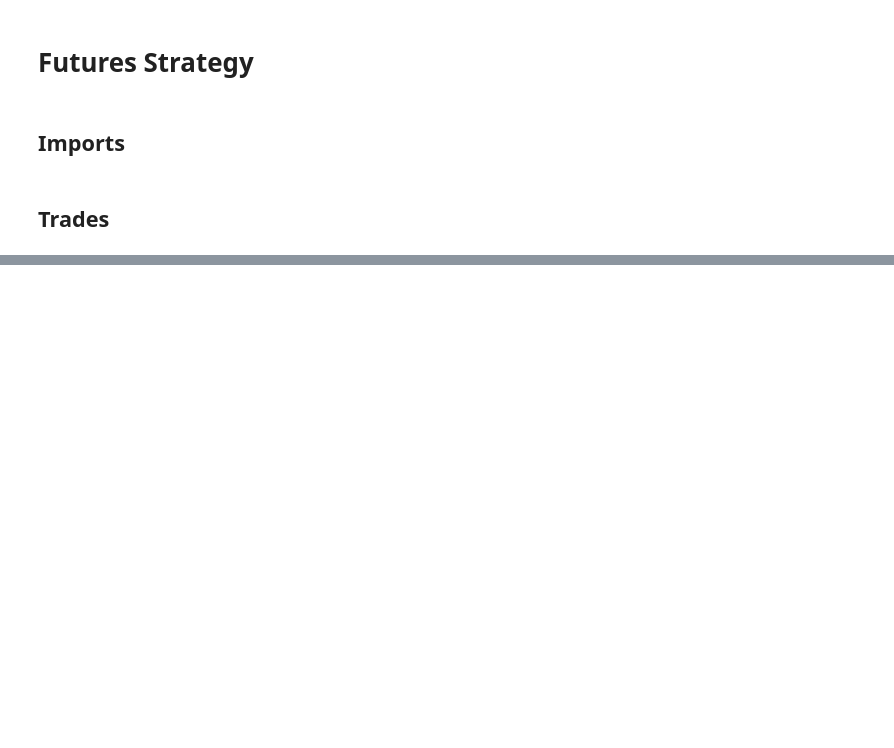
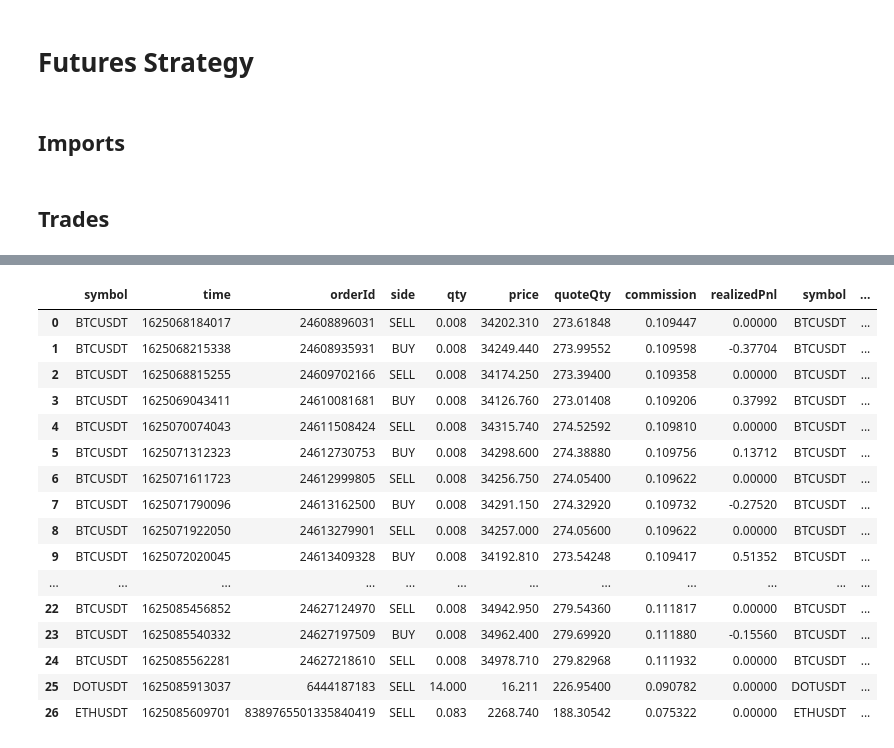
Before and after one commit to CalebEverett/futures-api, a Jupyter notebook: futures_strategy.ipynb, the cells around one changed output, grey strips where cells are left out. Drawn from its saved outputs; the diff is of its cells as text; code cells hidden in the pictures; blank space fills up the shorter version.

```diff
--- a/futures_strategy.ipynb
+++ b/futures_strategy.ipynb
@@ -16,15 +16,3 @@ import requests
 # %%
 r = requests.get("http://localhost:8000/trades")
 data = r.json()
-# %%
-df_m = pd.DataFrame(data["margin"])
-df_m = df_m[df_m.time > 1625067600693]
-df_m.qty = (df_m.isBuyer - 1) * df_m.qty + df_m.isBuyer * df_m.qty
-df_m["realizedValue"] = df_m.qty * df_m.price
-df_m = df_m.set_index(["symbol", "time"])
-df_m["cumQty"] = df_m.groupby(["symbol"]).cumsum()["qty"]
-df_m["cumRealizedPnl"] = df_m.groupby(["symbol"]).cumsum()["realizedValue"]
-df_m["cumRealizedPnl"] *= (df_m.cumQty == 0)
-df_m["cumRealizedPnl"] = df_m["cumRealizedPnl"].replace(0, np.nan)
-# df_m["cumRealizedPnl"] = df_m.groupby(["symbol"]).ffill()["cumRealizedPnl"]
-df_m
@@ -68,0 +44,3 @@ df_m
+# %%
+df_f = pd.DataFrame(data["futures"])
+df_f
@@ -68,0 +77,20 @@ df_m
+# %%
+pd.concat([df_f, df_m], axis=1)
+# %% [output]
+|  | symbol | time | orderId | side | qty | price | quoteQty | commission | realizedPnl | symbol | ... |
+| 0 | BTCUSDT | 1625068184017 | 24608896031 | SELL | 0.008 | 34202.310 | 273.61848 | 0.109447 | 0.00000 | BTCUSDT | ... |
+| 1 | BTCUSDT | 1625068215338 | 24608935931 | BUY | 0.008 | 34249.440 | 273.99552 | 0.109598 | -0.37704 | BTCUSDT | ... |
+| 2 | BTCUSDT | 1625068815255 | 24609702166 | SELL | 0.008 | 34174.250 | 273.39400 | 0.109358 | 0.00000 | BTCUSDT | ... |
+| 3 | BTCUSDT | 1625069043411 | 24610081681 | BUY | 0.008 | 34126.760 | 273.01408 | 0.109206 | 0.37992 | BTCUSDT | ... |
+| 4 | BTCUSDT | 1625070074043 | 24611508424 | SELL | 0.008 | 34315.740 | 274.52592 | 0.109810 | 0.00000 | BTCUSDT | ... |
+| 5 | BTCUSDT | 1625071312323 | 24612730753 | BUY | 0.008 | 34298.600 | 274.38880 | 0.109756 | 0.13712 | BTCUSDT | ... |
+| 6 | BTCUSDT | 1625071611723 | 24612999805 | SELL | 0.008 | 34256.750 | 274.05400 | 0.109622 | 0.00000 | BTCUSDT | ... |
+| 7 | BTCUSDT | 1625071790096 | 24613162500 | BUY | 0.008 | 34291.150 | 274.32920 | 0.109732 | -0.27520 | BTCUSDT | ... |
+| 8 | BTCUSDT | 1625071922050 | 24613279901 | SELL | 0.008 | 34257.000 | 274.05600 | 0.109622 | 0.00000 | BTCUSDT | ... |
+| 9 | BTCUSDT | 1625072020045 | 24613409328 | BUY | 0.008 | 34192.810 | 273.54248 | 0.109417 | 0.51352 | BTCUSDT | ... |
+| ... | ... | ... | ... | ... | ... | ... | ... | ... | ... | ... | ... |
+| 22 | BTCUSDT | 1625085456852 | 24627124970 | SELL | 0.008 | 34942.950 | 279.54360 | 0.111817 | 0.00000 | BTCUSDT | ... |
+| 23 | BTCUSDT | 1625085540332 | 24627197509 | BUY | 0.008 | 34962.400 | 279.69920 | 0.111880 | -0.15560 | BTCUSDT | ... |
+| 24 | BTCUSDT | 1625085562281 | 24627218610 | SELL | 0.008 | 34978.710 | 279.82968 | 0.111932 | 0.00000 | BTCUSDT | ... |
+| 25 | DOTUSDT | 1625085913037 | 6444187183 | SELL | 14.000 | 16.211 | 226.95400 | 0.090782 | 0.00000 | DOTUSDT | ... |
+| 26 | ETHUSDT | 1625085609701 | 8389765501335840419 | SELL | 0.083 | 2268.740 | 188.30542 | 0.075322 | 0.00000 | ETHUSDT | ... |
```
Also changed, not shown: parts of 7 cells of this notebook, 1 other file.
